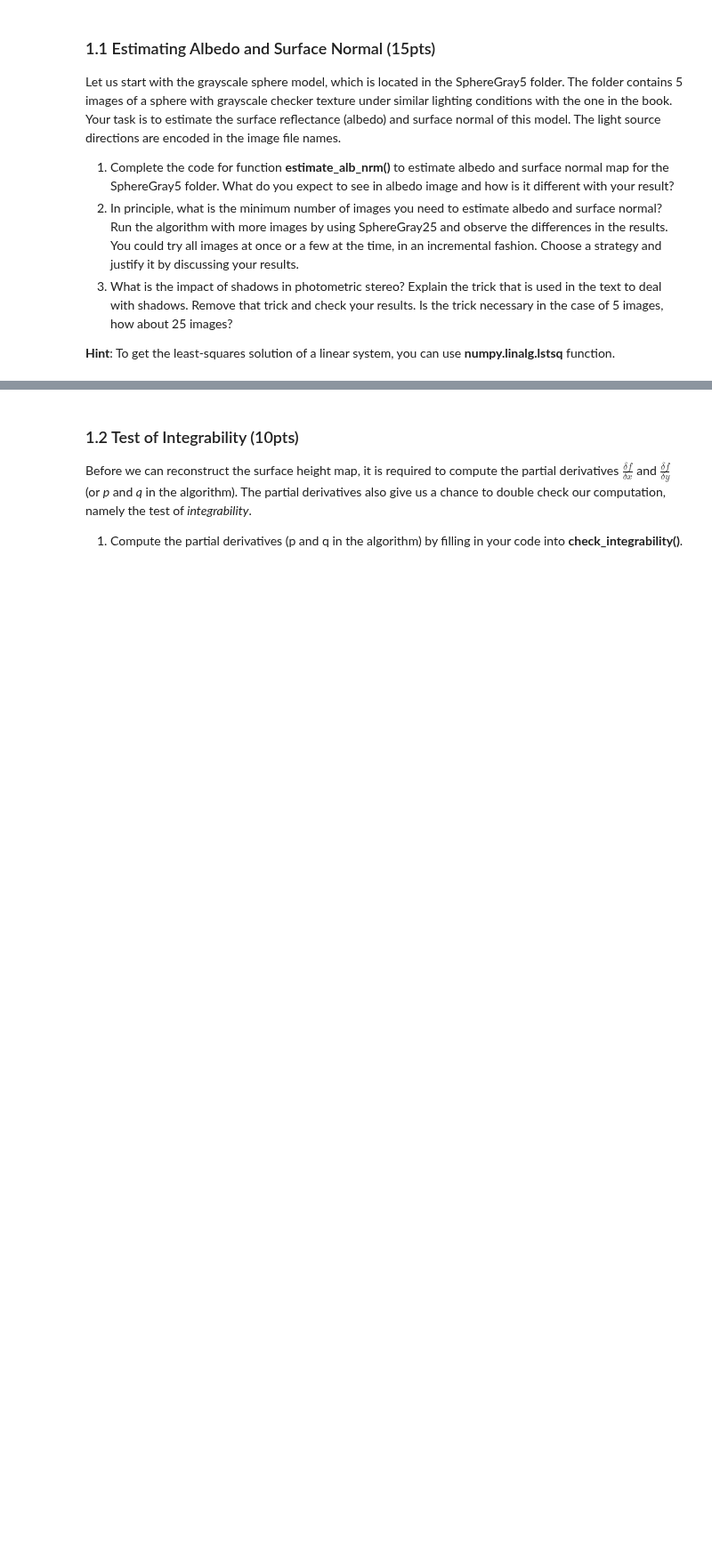
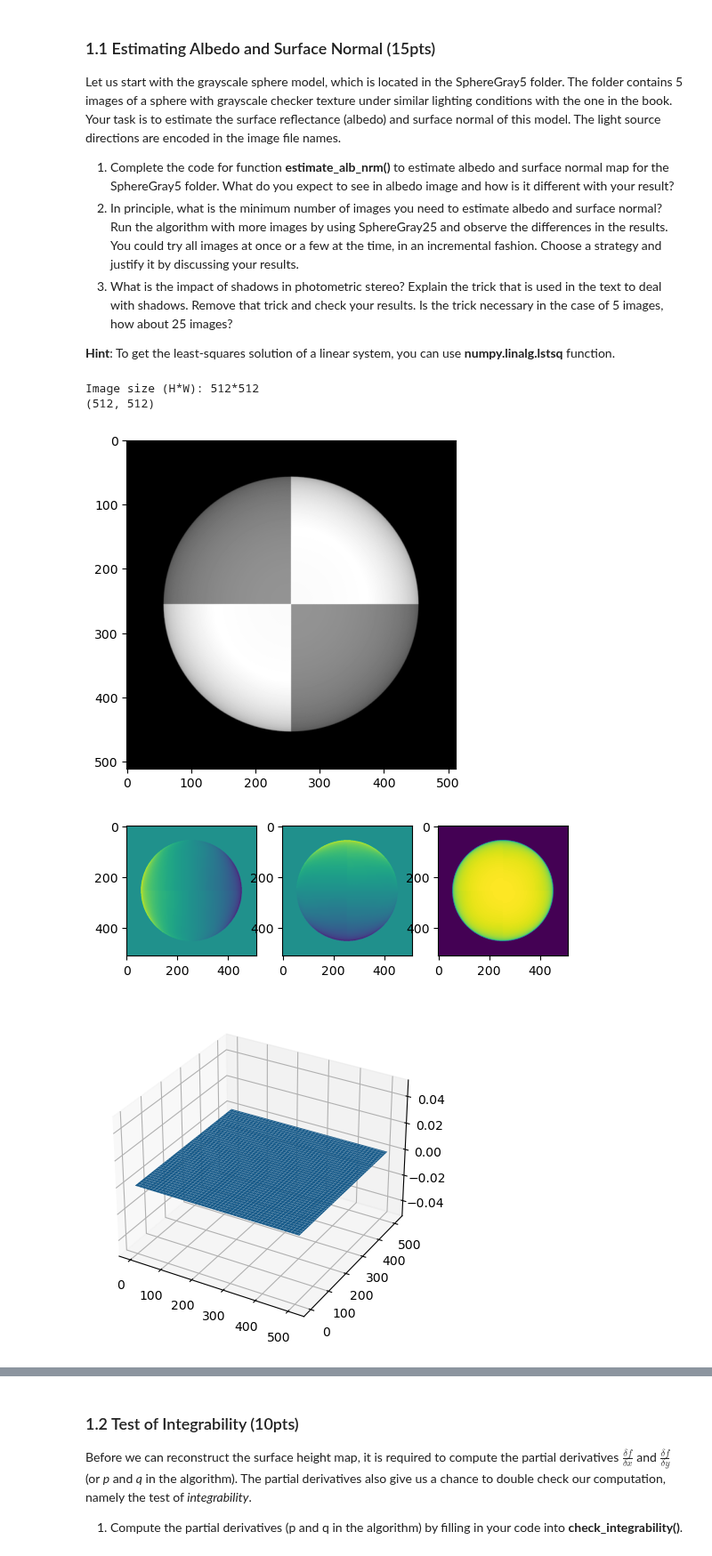
Before and after one commit to joangog/computer-vision-1, a Jupyter notebook: Computer_Vision_1_Lab_1.ipynb, the cells around one changed output, grey strips where cells are left out. Shown at 89% size. Cells and saved outputs as stored; diff of their text form; code cells hidden in the pictures; blank space fills up the shorter version.

```diff
--- a/Computer_Vision_1_Lab_1.ipynb
+++ b/Computer_Vision_1_Lab_1.ipynb
@@ -218,6 +218,10 @@ def show_results(albedo, normals, height_map, SE):
     ax = fig.gca(projection='3d')
     ax.plot_surface(X,Y, H.T)
     plt.show()
+# %%
+def i_fun(image_stack, x, y):
+    i_x_y = image_stack[x, y, :]
+    return i_x_y
 # %%
 def estimate_alb_nrm( image_stack, scriptV, shadow_trick=True):
 
@@ -250,6 +254,19 @@ def estimate_alb_nrm( image_stack, scriptV, shadow_trick=True):
         normal at this point is g / |g|
     """
 
+    for x in range(h):  # For each point in the image array
+        for y in range(w):
+            i_x_y = i_fun(image_stack,x,y)  # Stack image values into a vector i
+            scriptI = np.diag(i_x_y)  # Construct the diagonal matrix scriptI
+
+            # Solve scriptI * scriptV * g = scriptI * i to obtain g for this point
+            A = scriptI @ scriptV
+            b = scriptI @ i_x_y
+            g, _, _, _ = np.linalg.lstsq(A, b, rcond=None)
+            norm_g = np.linalg.norm(g)
+            albedo[x,y] = norm_g
+            normal[x,y,:] = g / norm_g if norm_g != 0 else 0
+
     return albedo, normal
 
 # if __name__ == '__main__':
@@ -257,3 +274,17 @@ def estimate_alb_nrm( image_stack, scriptV, shadow_trick=True):
 #     image_stack = np.zeros([10,10,n])
 #     scriptV = np.zeros([n,3])
 #     estimate_alb_nrm( image_stack, scriptV, shadow_trick=True)
+# %%
+n = 5
+image_stack, scriptV = load_syn_images(image_dir = './images/photometrics_images/SphereGray5/')
+albedo, normal = estimate_alb_nrm( image_stack, scriptV, shadow_trick=True)
+h, w = image_stack.shape[0], image_stack.shape[1]
+SE = np.zeros(normal.shape[:2])
+height_map = np.zeros([h, w])
+show_results(albedo, normal, height_map, SE)
+# %% [output]
+Image size (H*W): 512*512
+(512, 512)
+[figure, added]
+[figure, added]
+[figure, added]
```
Also changed, not shown: parts of 14 cells of this notebook.
